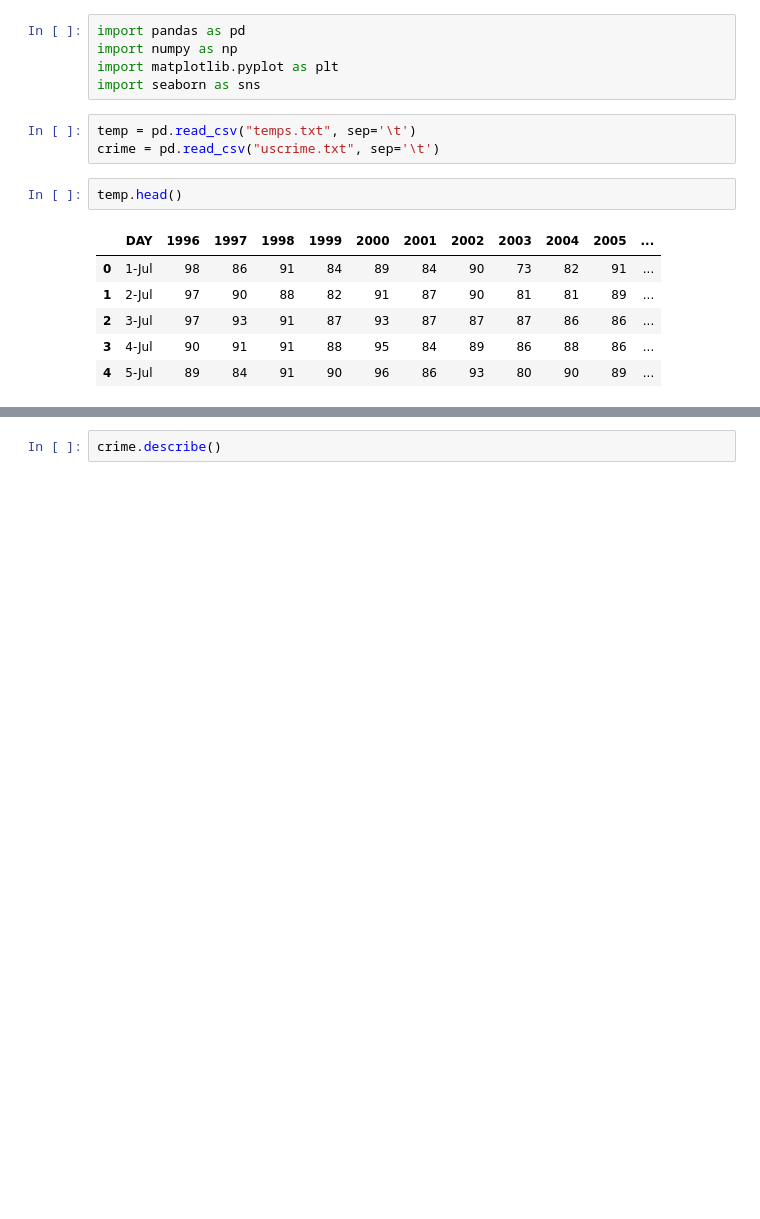
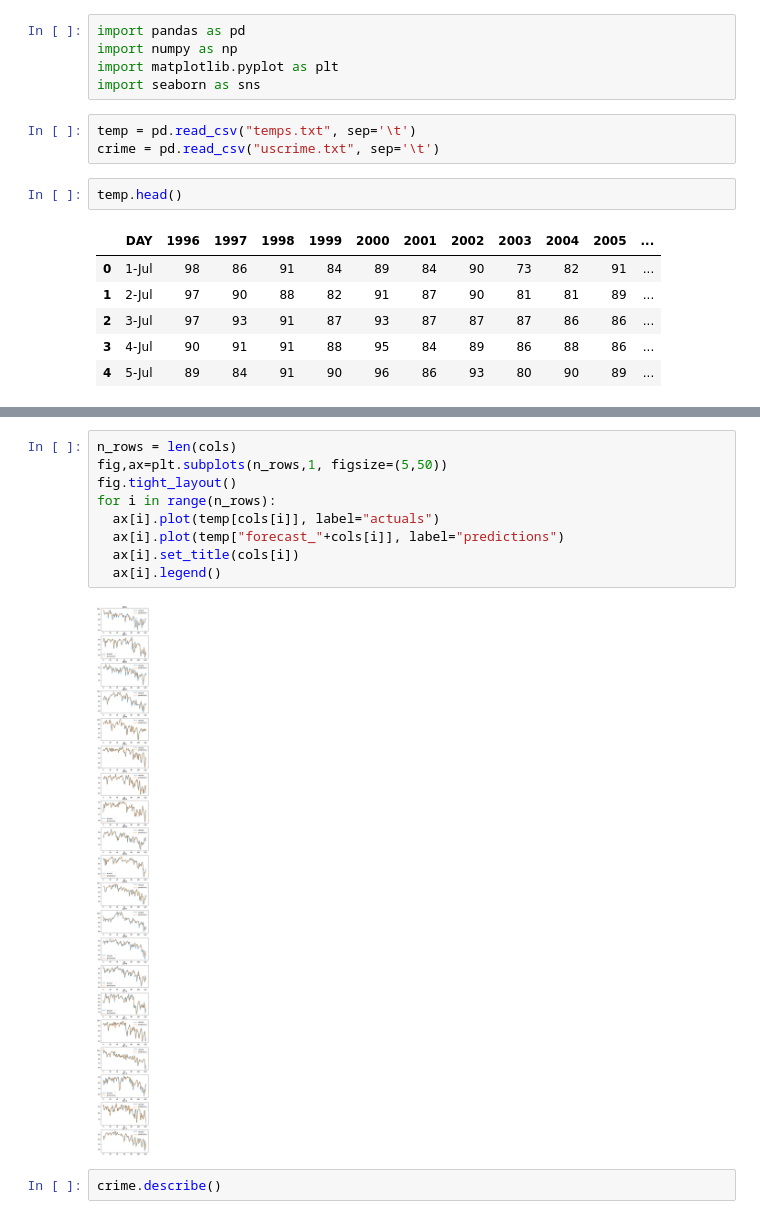
Before and after one commit to shreyansh273/GTx_6501, a Jupyter notebook: Week_3.ipynb, the cells around one changed output, grey strips where cells are left out. Drawn from its saved outputs; the diff is of its cells as text; blank space fills up the shorter version.

```diff
--- a/Week_3.ipynb
+++ b/Week_3.ipynb
@@ -34,3 +61,14 @@ from statsmodels.tsa.holtwinters import SimpleExpSmoothing
+# %%
+n_rows = len(cols)
+fig,ax=plt.subplots(n_rows,1, figsize=(5,50))
+fig.tight_layout()
+for i in range(n_rows):
+  ax[i].plot(temp[cols[i]], label="actuals")
+  ax[i].plot(temp["forecast_"+cols[i]], label="predictions")
+  ax[i].set_title(cols[i])
+  ax[i].legend()
+# %% [output]
+[figure, added]
 # %%
 crime.describe()
 # %% [output]
```
Also changed, not shown: parts of 7 cells of this notebook.
